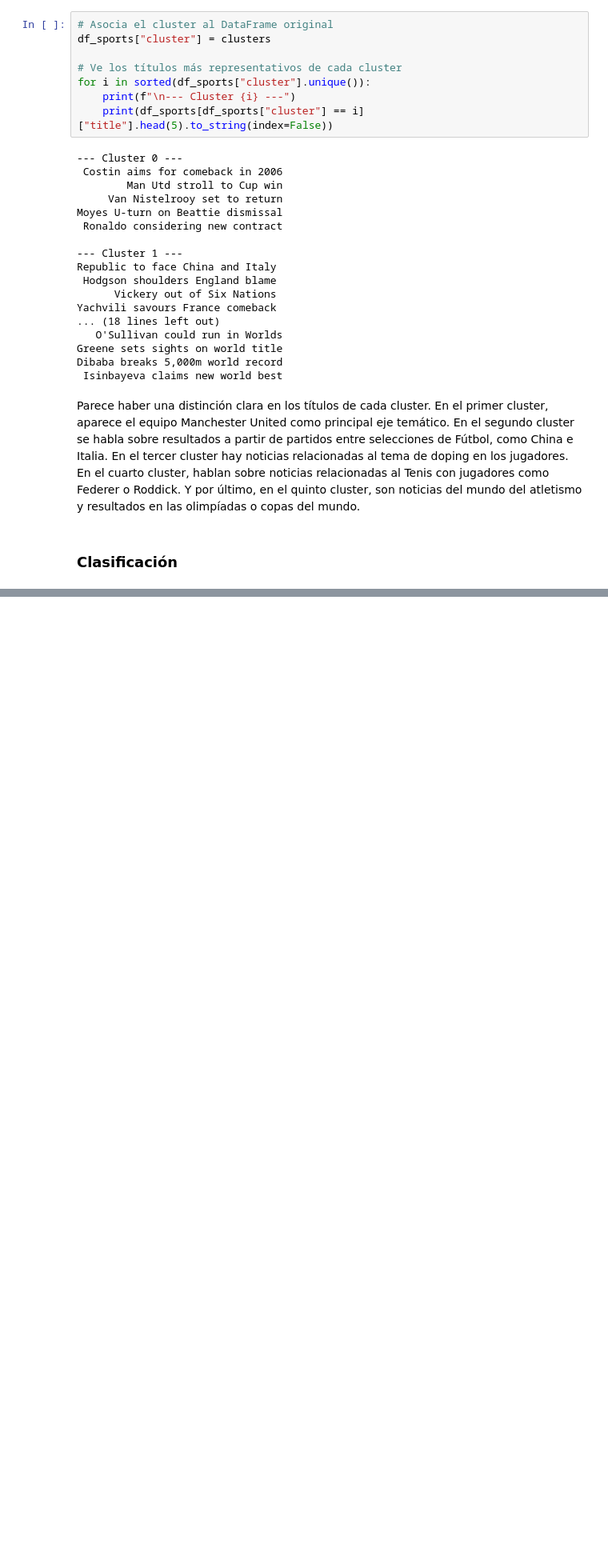
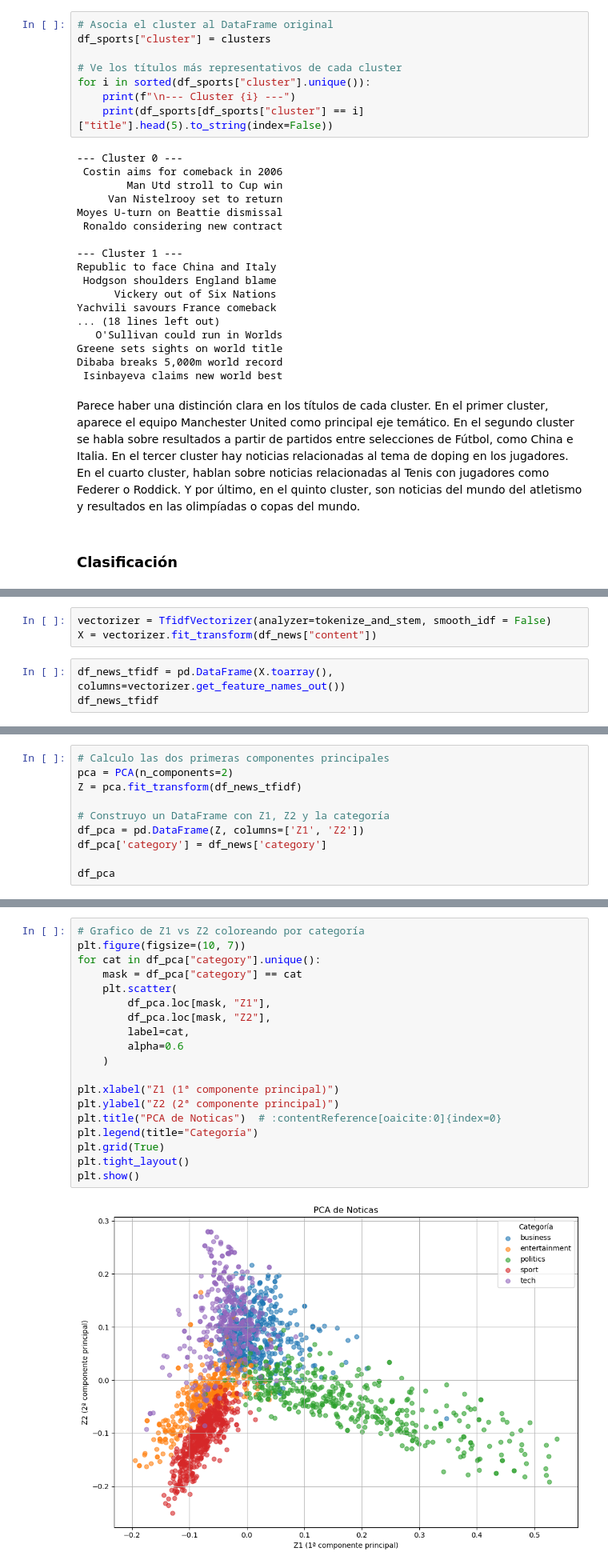
Before and after one commit to rodricoppa/TP2-LDD-IC, a Jupyter notebook: TP_2.ipynb, the cells around one changed output, grey strips where cells are left out. Shown at 80% size. Drawn from its saved outputs; the diff is of its cells as text; blank space fills up the shorter version.

```diff
--- a/TP_2.ipynb
+++ b/TP_2.ipynb
@@ -327,0 +334,6 @@ Parece haber una distinción clara en los títulos de cada cluster. En el primer
+# %%
+vectorizer = TfidfVectorizer(analyzer=tokenize_and_stem, smooth_idf = False)
+X = vectorizer.fit_transform(df_news["content"])
+# %%
+df_news_tfidf = pd.DataFrame(X.toarray(), columns=vectorizer.get_feature_names_out())
+df_news_tfidf
@@ -327,0 +356,10 @@ Parece haber una distinción clara en los títulos de cada cluster. En el primer
+# %%
+# Calculo las dos primeras componentes principales
+pca = PCA(n_components=2)
+Z = pca.fit_transform(df_news_tfidf)
+
+# Construyo un DataFrame con Z1, Z2 y la categoría
+df_pca = pd.DataFrame(Z, columns=['Z1', 'Z2'])
+df_pca['category'] = df_news['category']
+
+df_pca
@@ -327,0 +380,21 @@ Parece haber una distinción clara en los títulos de cada cluster. En el primer
+# %%
+# Grafico de Z1 vs Z2 coloreando por categoría
+plt.figure(figsize=(10, 7))
+for cat in df_pca["category"].unique():
+    mask = df_pca["category"] == cat
+    plt.scatter(
+        df_pca.loc[mask, "Z1"],
+        df_pca.loc[mask, "Z2"],
+        label=cat,
+        alpha=0.6
+    )
+
+plt.xlabel("Z1 (1ª componente principal)")
+plt.ylabel("Z2 (2ª componente principal)")
+plt.title("PCA de Noticas")  # :contentReference[oaicite:0]{index=0}
+plt.legend(title="Categoría")
+plt.grid(True)
+plt.tight_layout()
+plt.show()
+# %% [output]
+[figure, added]
```
Also changed, not shown: parts of 55 cells of this notebook.
